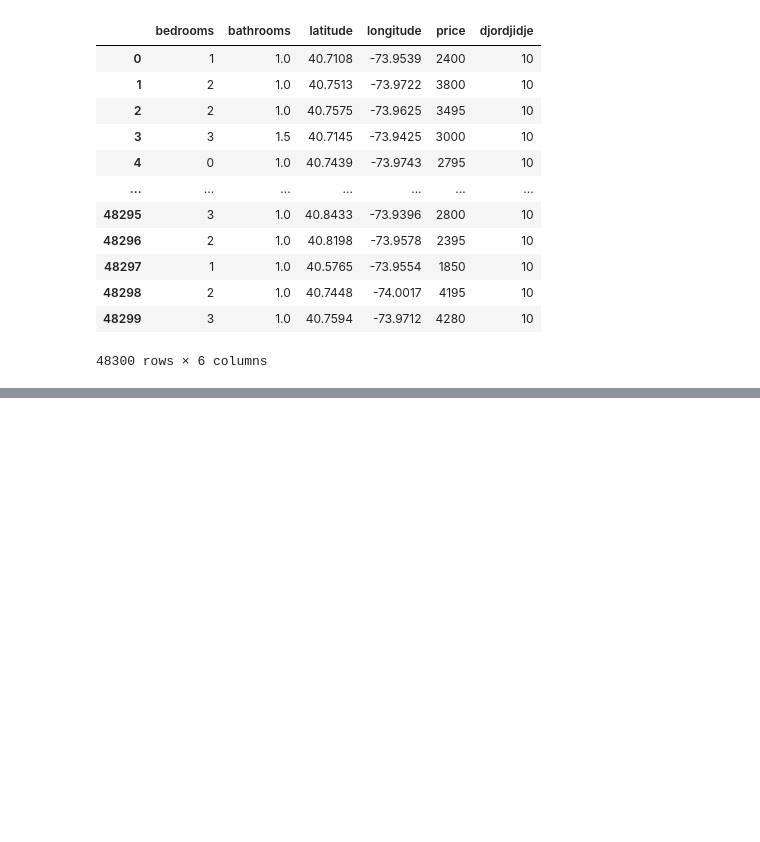
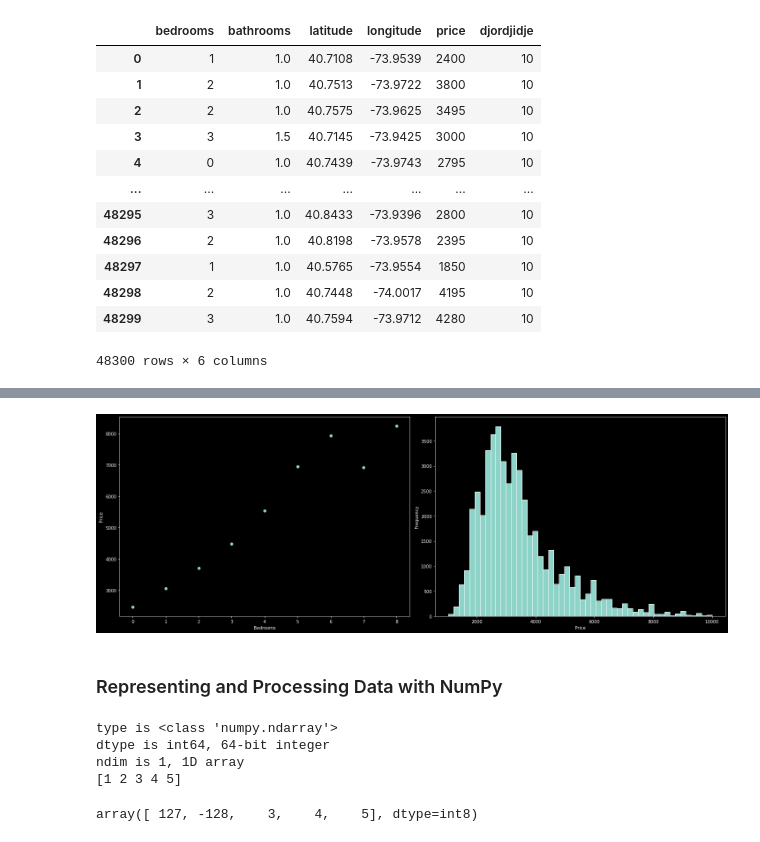
Before and after one commit to georggie/The-Mechanics-of-Machine-Learning, a Jupyter notebook: notes/Development-Tools.ipynb, the cells around one changed output, grey strips where cells are left out. Saved outputs shown, nothing was run; the diff lists cells and outputs as text; code cells hidden in the pictures; blank space fills up the shorter version.

```diff
--- a/notes/Development-Tools.ipynb
+++ b/notes/Development-Tools.ipynb
@@ -384,0 +413,39 @@ df
+# %%
+# draw figures side by side
+figure, (subplotf, subplots) = plt.subplots(1, 2)
+
+subplotf.scatter(bybeds.bedrooms, bybeds.price)
+subplotf.set_xlabel('Bedrooms')
+subplotf.set_ylabel('Price')
+
+subplots.hist(df.price, bins=50, edgecolor='white')
+subplots.set_xlabel('Price')
+subplots.set_ylabel('Frequency');
+
+# to adjust padding between the plots
+plt.tight_layout()
+# %% [output]
+[figure, added]
+# %% [markdown]
+### Representing and Processing Data with NumPy
+# %%
+# create 1D vector with 5 numbers
+a = np.array([1,2,3,4,5])
+
+print(f"type is {type(a)}")
+print(f"dtype is {a.dtype}, 64-bit integer")
+print(f"ndim is {a.ndim}, 1D array")
+print(a)
+# %% [output]
+type is <class 'numpy.ndarray'>
+dtype is int64, 64-bit integer
+ndim is 1, 1D array
+[1 2 3 4 5]
+# %%
+# change type to 8-bit integers
+a = a.astype(np.int8)
+a[0] = 127
+a[1] = 128
+display(a)
+# %% [output]
+array([ 127, -128,    3,    4,    5], dtype=int8)
```
Also changed, not shown: parts of 29 cells of this notebook.
